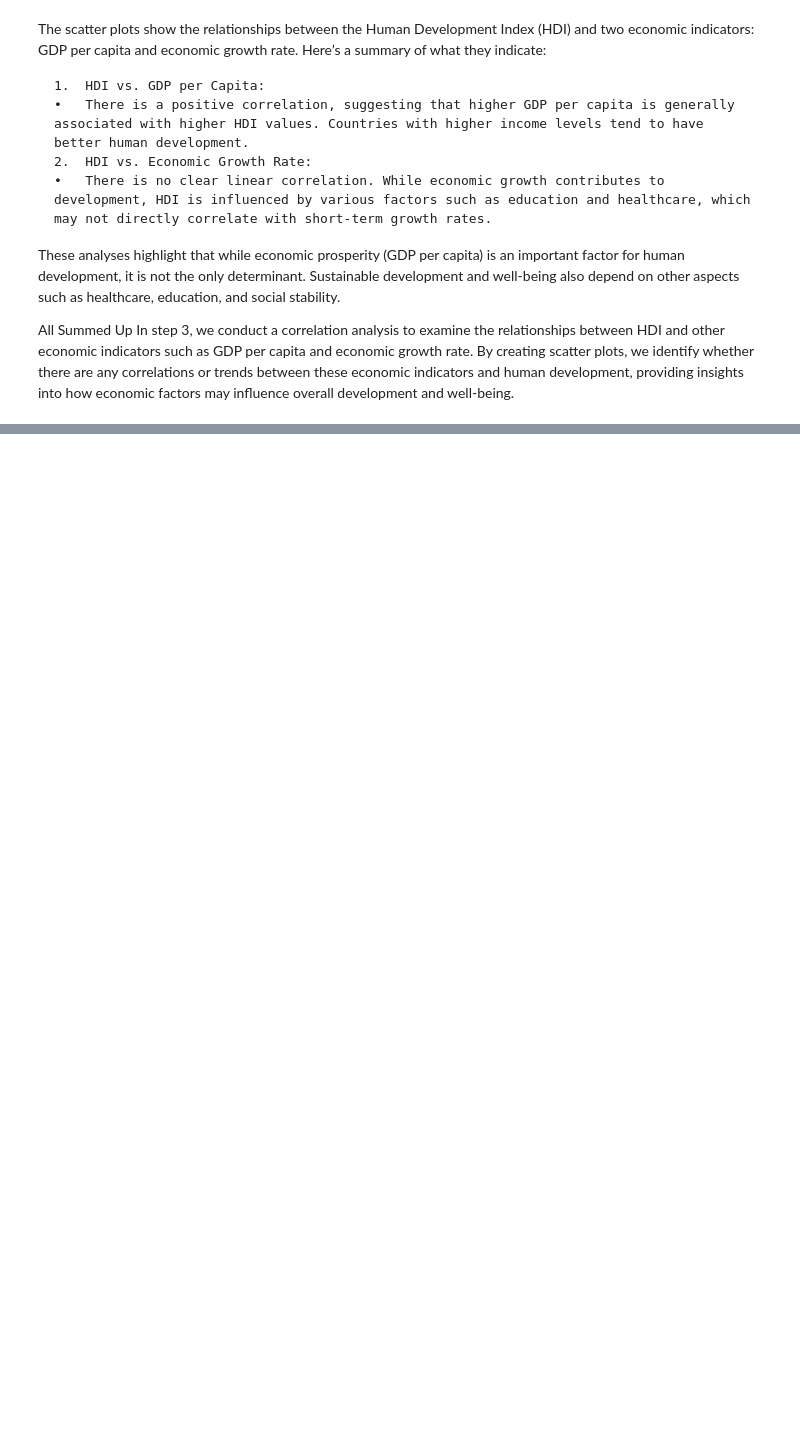
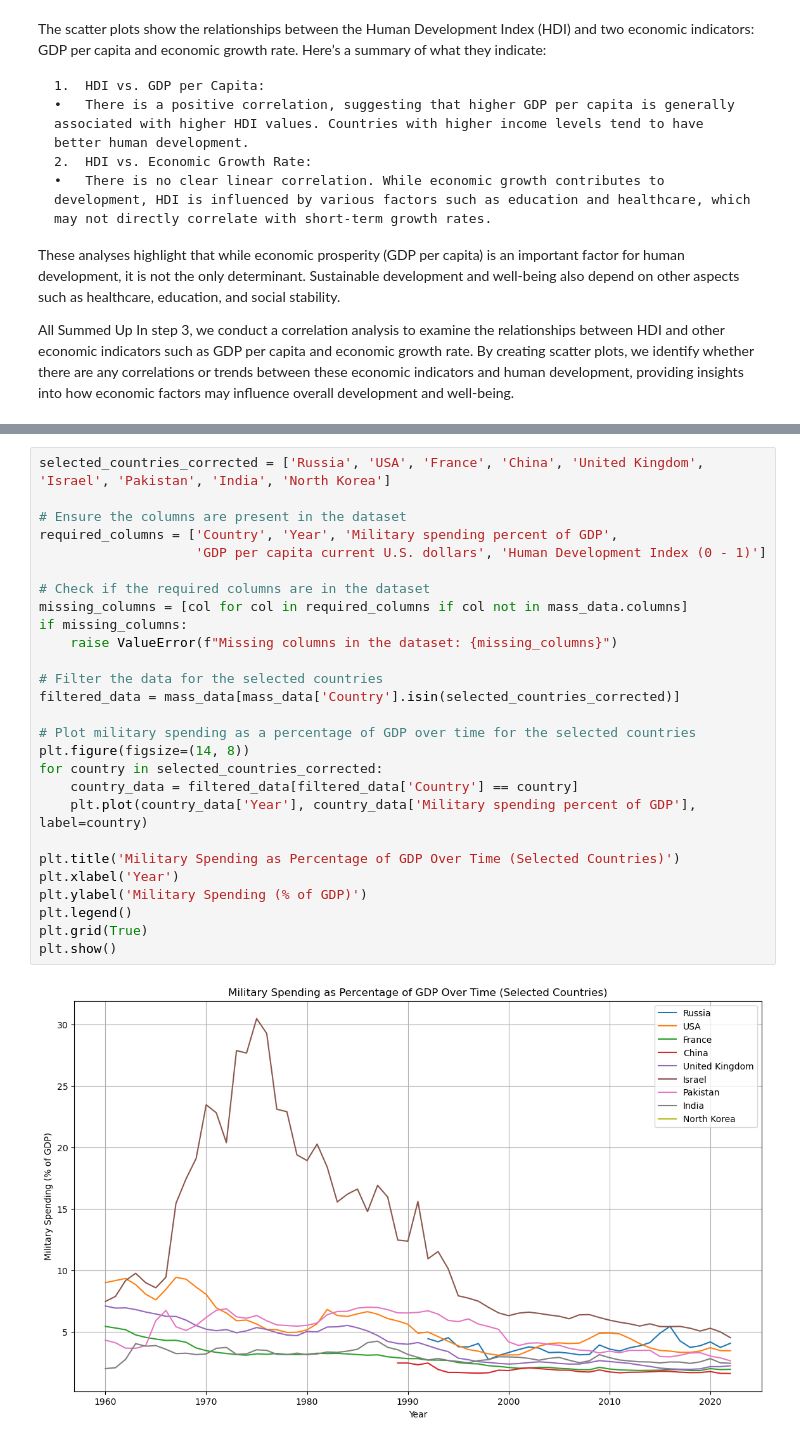
Before and after one commit to Blackbullbjj/eco_v_nukes, a Jupyter notebook: enviornment.ipynb, the cells around one changed output, grey strips where cells are left out. Saved outputs shown, nothing was run; the diff lists cells and outputs as text; blank space fills up the shorter version.

```diff
--- a/enviornment.ipynb
+++ b/enviornment.ipynb
@@ -479,0 +528,29 @@ In step 3, we conduct a correlation analysis to examine the relationships betwee
+# %%
+selected_countries_corrected = ['Russia', 'USA', 'France', 'China', 'United Kingdom', 'Israel', 'Pakistan', 'India', 'North Korea']
+
+# Ensure the columns are present in the dataset
+required_columns = ['Country', 'Year', 'Military spending percent of GDP',
+                    'GDP per capita current U.S. dollars', 'Human Development Index (0 - 1)']
+
+# Check if the required columns are in the dataset
+missing_columns = [col for col in required_columns if col not in mass_data.columns]
+if missing_columns:
+    raise ValueError(f"Missing columns in the dataset: {missing_columns}")
+
+# Filter the data for the selected countries
+filtered_data = mass_data[mass_data['Country'].isin(selected_countries_corrected)]
+
+# Plot military spending as a percentage of GDP over time for the selected countries
+plt.figure(figsize=(14, 8))
+for country in selected_countries_corrected:
+    country_data = filtered_data[filtered_data['Country'] == country]
+    plt.plot(country_data['Year'], country_data['Military spending percent of GDP'], label=country)
+
+plt.title('Military Spending as Percentage of GDP Over Time (Selected Countries)')
+plt.xlabel('Year')
+plt.ylabel('Military Spending (% of GDP)')
+plt.legend()
+plt.grid(True)
+plt.show()
+# %% [output]
+[figure, added]
```
Also changed, not shown: parts of 7 cells of this notebook, 3 other files.
